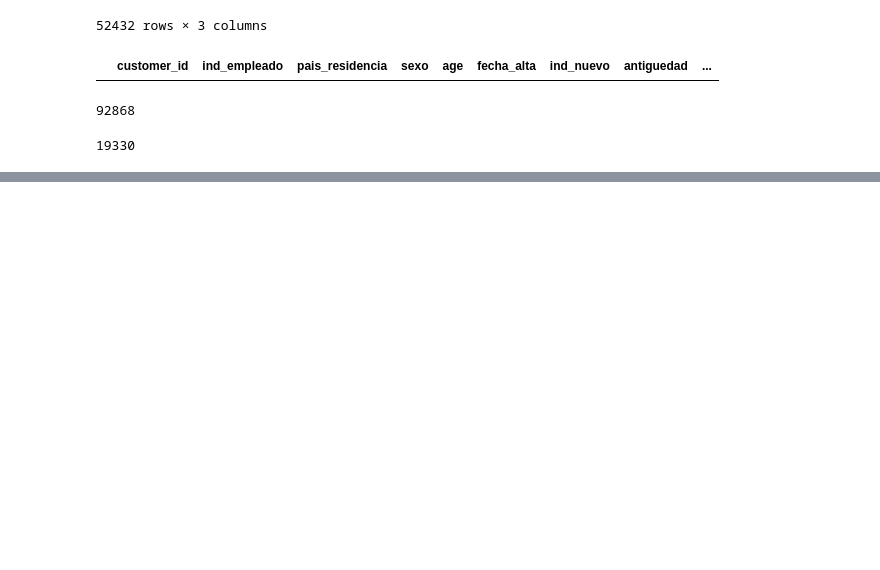
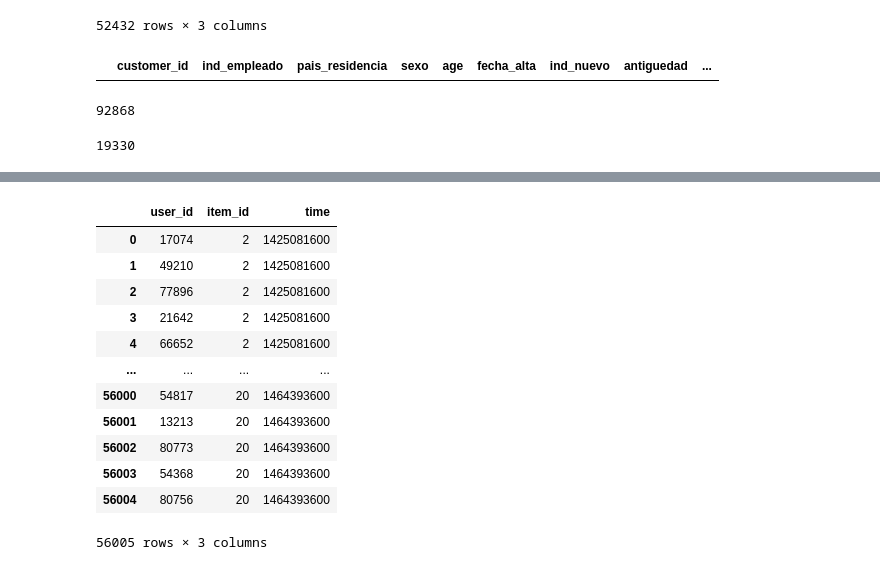
Before and after one commit to getindata/quickstart-ml-blueprints, a Jupyter notebook: notebooks/graph_preprocessing.ipynb, the cells around one changed output, grey strips where cells are left out. Cells and saved outputs as stored; diff of their text form; code cells hidden in the pictures; blank space fills up the shorter version.

```diff
--- a/notebooks/graph_preprocessing.ipynb
+++ b/notebooks/graph_preprocessing.ipynb
@@ -133,0 +182,16 @@ len(transactions.customer_id.unique())
+# %%
+transactions_mapped
+# %% [output]
+|  | user_id | item_id | time |
+| 0 | 17074 | 2 | 1425081600 |
+| 1 | 49210 | 2 | 1425081600 |
+| 2 | 77896 | 2 | 1425081600 |
+| 3 | 21642 | 2 | 1425081600 |
+| 4 | 66652 | 2 | 1425081600 |
+| ... | ... | ... | ... |
+| 56000 | 54817 | 20 | 1464393600 |
+| 56001 | 13213 | 20 | 1464393600 |
+| 56002 | 80773 | 20 | 1464393600 |
+| 56003 | 54368 | 20 | 1464393600 |
+| 56004 | 80756 | 20 | 1464393600 |
+56005 rows × 3 columns
```
Also changed, not shown: parts of 16 cells of this notebook, 7 other files.
